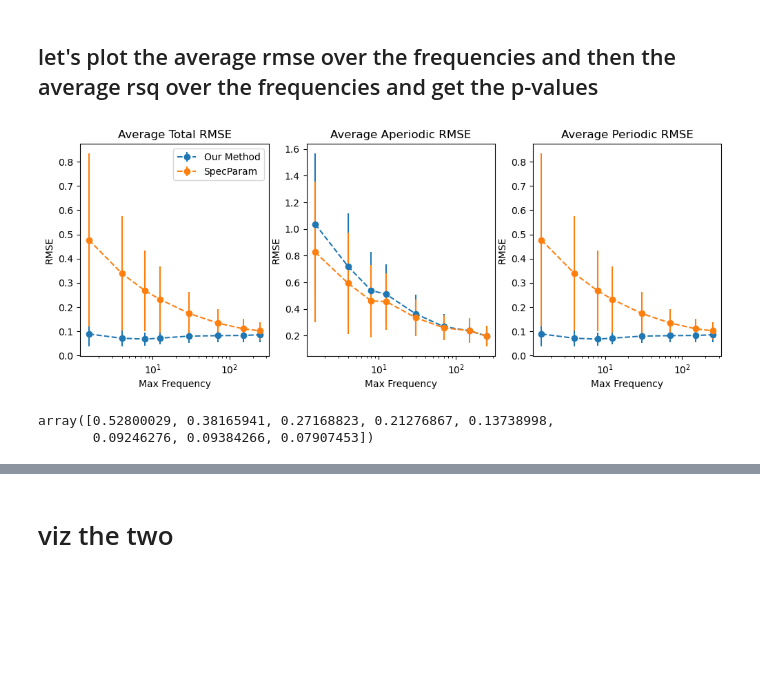
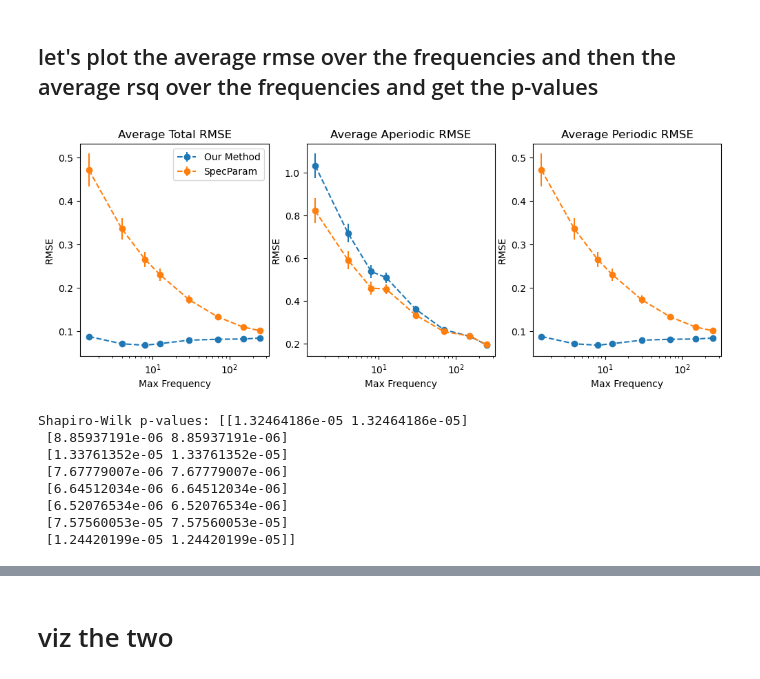
Before and after one commit to aroyphillips/CanonParam, a Jupyter notebook: notebooks/2.0.0.0-Figure2-with-statistical-fit-analysis.ipynb, the cells around one changed output, grey strips where cells are left out. Saved outputs shown, nothing was run; the diff lists cells and outputs as text; code cells hidden in the pictures; blank space fills up the shorter version.

```diff
--- a/notebooks/2.0.0.0-Figure2-with-statistical-fit-analysis.ipynb
+++ b/notebooks/2.0.0.0-Figure2-with-statistical-fit-analysis.ipynb
@@ -754,59 +887,83 @@ fooof_freq_df
 import scipy.stats as stats
 our_rmse_freqmeans = np.nanmean(all_freq_rmse[..., 0], axis=(0, 2))
 our_rmse_freqstds = np.nanstd(all_freq_rmse[..., 0], axis=(0, 2))
+our_rmse_freqsems = our_rmse_freqstds/np.sqrt(all_freq_rmse.shape[0])
 fooof_rmse_freqmeans = np.nanmean(all_freq_rmse[..., 1], axis=(0, 2))
 fooof_rmse_freqstds = np.nanstd(all_freq_rmse[..., 1], axis=(0, 2))
+fooof_rmse_freqsems = fooof_rmse_freqstds/np.sqrt(all_freq_rmse.shape[0])
 our_rsq_freqmeans = np.nanmean(all_freq_rsq[..., 0], axis=(0, 2))
 our_rsq_freqstds = np.nanstd(all_freq_rsq[..., 0], axis=(0, 2))
+our_rsq_freqsems = our_rsq_freqstds/np.sqrt(all_freq_rsq.shape[0])
 fooof_rsq_freqmeans = np.nanmean(all_freq_rsq[..., 1], axis=(0, 2))
 fooof_rsq_freqstds = np.nanstd(all_freq_rsq[..., 1], axis=(0, 2))
+fooof_rsq_freqsems = fooof_rsq_freqstds/np.sqrt(all_freq_rsq.shape[0])
 
 our_ap_freqmeans = np.nanmean(ap_freq_rmse[..., 0], axis=(0, 2))
 our_ap_freqstds = np.nanstd(ap_freq_rmse[..., 0], axis=(0, 2))
+our_ap_freqsems = our_ap_freqstds/np.sqrt(ap_freq_rmse.shape[0])
 fooof_ap_freqmeans = np.nanmean(ap_freq_rmse[..., 1], axis=(0, 2))
 fooof_ap_freqstds = np.nanstd(ap_freq_rmse[..., 1], axis=(0, 2))
+fooof_ap_freqsems = fooof_ap_freqstds/np.sqrt(ap_freq_rmse.shape[0])
 our_ap_rsqmeans = np.nanmean(ap_freq_rsq[..., 0], axis=(0, 2))
-our_ap_rsqsems = np.nanstd(ap_freq_rsq[..., 0], axis=(0, 2))
+our_ap_rsqstds = np.nanstd(ap_freq_rsq[..., 0], axis=(0, 2))
+our_ap_rsqsems = np.nanstd(ap_freq_rsq[..., 0], axis=(0, 2))/np.sqrt(ap_freq_rsq.shape[0])
 fooof_ap_rsqmeans = np.nanmean(ap_freq_rsq[..., 1], axis=(0, 2))
+fooof_ap_rsqstds = np.nanstd(ap_freq_rsq[..., 1], axis=(0, 2))
 fooof_ap_rsqsems = np.nanstd(ap_freq_rsq[..., 1], axis=(0, 2))
 our_gaussian_rmse_means = np.nanmean(gaussian_rmse[..., 0], axis=(0, 2))
-our_gaussian_rmse_sems = np.nanstd(gaussian_rmse[..., 0], axis=(0, 2))
+our_gaussian_rmse_stds = np.nanstd(gaussian_rmse[..., 0], axis=(0, 2))
+our_gaussian_rmse_sems = np.nanstd(gaussian_rmse[..., 0], axis=(0, 2))/np.sqrt(gaussian_rmse.shape[0])
 fooof_gaussian_rmse_means = np.nanmean(gaussian_rmse[..., 1], axis=(0, 2))
-fooof_gaussian_rmse_sems = np.nanstd(gaussian_rmse[..., 1], axis=(0, 2))
+fooof_gaussian_rmse_stds = np.nanstd(gaussian_rmse[..., 1], axis=(0, 2))
+fooof_gaussian_rmse_sems = np.nanstd(gaussian_rmse[..., 1], axis=(0, 2))/np.sqrt(gaussian_rmse.shape[0])
 our_gaussian_rsq_means = np.nanmean(gaussian_rsq[..., 0], axis=(0, 2))
-our_gaussian_rsq_sems = np.nanstd(gaussian_rsq[..., 0], axis=(0, 2))
+our_gaussian_rsq_stds = np.nanstd(gaussian_rsq[..., 0], axis=(0, 2))
+our_gaussian_rsq_sems = np.nanstd(gaussian_rsq[..., 0], axis=(0, 2))/np.sqrt(gaussian_rsq.shape[0])
 fooof_gaussian_rsq_means = np.nanmean(gaussian_rsq[..., 1], axis=(0, 2))
-fooof_gaussian_rsq_sems = np.nanstd(gaussian_rsq[..., 1], axis=(0, 2))
+fooof_gaussian_rsq_stds = np.nanstd(gaussian_rsq[..., 1], axis=(0, 2))
+fooof_gaussian_rsq_sems = np.nanstd(gaussian_rsq[..., 1], axis=(0, 2))/np.sqrt(gaussian_rsq.shape[0])
 
 
 fig, axs = plt.subplots(1, 3, figsize=(12,4))
-axs[0].errorbar(max_freqs, our_rmse_freqmeans, yerr=our_rmse_freqstds, label='Our Method', marker='o', linestyle='--')
-axs[0].errorbar(max_freqs, fooof_rmse_freqmeans, yerr=fooof_rmse_freqstds, label='SpecParam', marker='o', linestyle='--')
+axs[0].errorbar(max_freqs, our_rmse_freqmeans, yerr=our_rmse_freqsems, label='Our Method', marker='o', linestyle='--')
+axs[0].errorbar(max_freqs, fooof_rmse_freqmeans, yerr=fooof_rmse_freqsems, label='SpecParam', marker='o', linestyle='--')
 axs[0].set_title('Average Total RMSE')
 axs[0].set_xlabel('Max Frequency')
 axs[0].set_ylabel('RMSE')
 axs[0].legend()
 axs[0].set_xscale('log')
 
-axs[1].errorbar(max_freqs, our_ap_freqmeans, yerr=our_ap_freqstds, label='Our Method', marker='o', linestyle='--')
-axs[1].errorbar(max_freqs, fooof_ap_freqmeans, yerr=fooof_ap_freqstds, label='SpecParam', marker='o', linestyle='--')
+axs[1].errorbar(max_freqs, our_ap_freqmeans, yerr=our_ap_freqsems, label='Our Method', marker='o', linestyle='--')
+axs[1].errorbar(max_freqs, fooof_ap_freqmeans, yerr=fooof_ap_freqsems, label='SpecParam', marker='o', linestyle='--')
 axs[1].set_title('Average Aperiodic RMSE')
 axs[1].set_xlabel('Max Frequency')
 axs[1].set_ylabel('RMSE')
 axs[1].set_xscale('log')
 
 axs[2].errorbar(max_freqs, our_gaussian_rmse_means, yerr=our_gaussian_rmse_sems, label='Our Method', marker='o', linestyle='--')
 axs[2].errorbar(max_freqs, fooof_gaussian_rmse_means, yerr=fooof_gaussian_rmse_sems, label='SpecParam', marker='o', linestyle='--')
 axs[2].set_title('Average Periodic RMSE')
 axs[2].set_xlabel('Max Frequency')
 axs[2].set_ylabel('RMSE')
 axs[2].set_xscale('log')
 plt.show()
 # %% [output]
-[figure, old version]
+[figure, new version]
-# %%
-fooof_ap_freqstds
-# %% [output]
-array([0.52800029, 0.38165941, 0.27168823, 0.21276867, 0.13738998,
-       0.09246276, 0.09384266, 0.07907453])
+# %%
+rmse_diff_all = np.mean(all_freq_rmse[..., 0] - all_freq_rmse[..., 1], axis=-1)
+print
+# shapiro-wilk to test for normality
+shapiro_results = np.empty((rmse_diff_all.shape[1], 2))
+for cdx in range(rmse_diff_all.shape[1]):
+    shapiro_results[cdx] = stats.shapiro(rmse_diff_all[:, cdx].flatten(), nan_policy='omit')[1]
+print(f"Shapiro-Wilk p-values: {shapiro_results}")
+# %% [output]
+Shapiro-Wilk p-values: [[1.32464186e-05 1.32464186e-05]
+ [8.85937191e-06 8.85937191e-06]
+ [1.33761352e-05 1.33761352e-05]
+ [7.67779007e-06 7.67779007e-06]
+ [6.64512034e-06 6.64512034e-06]
+ [6.52076534e-06 6.52076534e-06]
+ [7.57560053e-05 7.57560053e-05]
+ [1.24420199e-05 1.24420199e-05]]
 # %%
```
Also changed, not shown: parts of 39 cells of this notebook.
